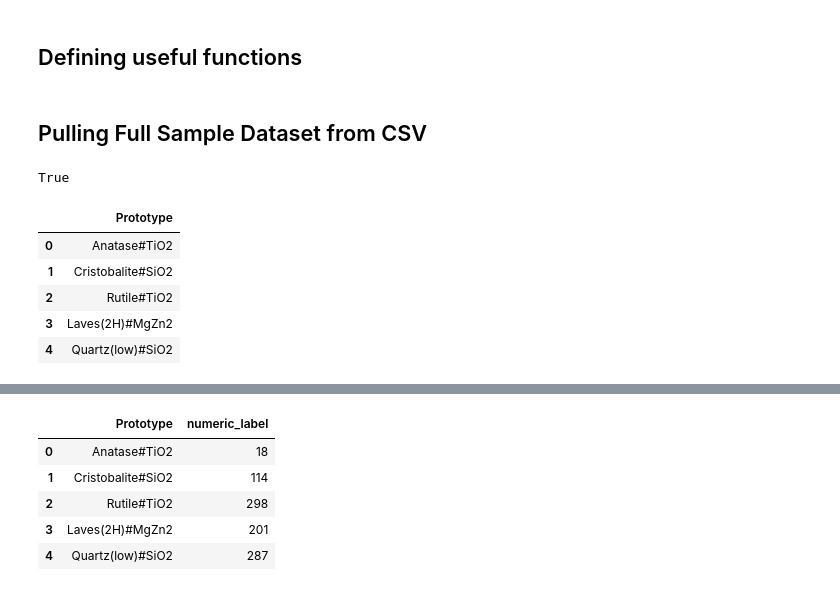
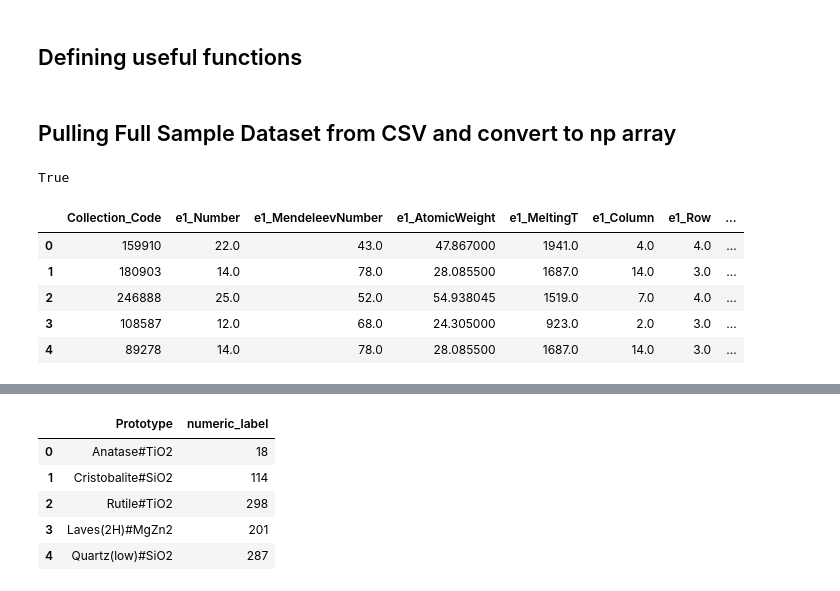
Before and after one commit to AlbertVong/Mat-Hack-2023, a Jupyter notebook: 5_SR_prototyping/sr_prototype.ipynb, the cells around one changed output, grey strips where cells are left out. Saved outputs shown, nothing was run; the diff lists cells and outputs as text; code cells hidden in the pictures.

```diff
--- a/5_SR_prototyping/sr_prototype.ipynb
+++ b/5_SR_prototyping/sr_prototype.ipynb
@@ -25,5 +54,5 @@ def multiclass_to_binary(labels, most_common_id):
 # %% [markdown]
-## Pulling Full Sample Dataset from CSV
+## Pulling Full Sample Dataset from CSV and convert to np array
 # %%
 import os
 path = os.getcwd()
@@ -35,15 +64,20 @@ label_path = os.path.join(par,'3_generate_features','final_label_array.csv')
 os.path.isfile(data_path)
 # %% [output]
 True
+# %%
+pd.set_option('display.max_columns', None)
 # %%
 #Turn into DF
 prototype_df = pd.read_csv(data_path)
 label_df = pd.read_csv(label_path)
+
+#Drop formula column
+prototype_df = prototype_df.drop(columns='Formula')
 prototype_df.head()
 # %% [output]
-|  | Prototype |
-| 0 | Anatase#TiO2 |
-| 1 | Cristobalite#SiO2 |
-| 2 | Rutile#TiO2 |
-| 3 | Laves(2H)#MgZn2 |
-| 4 | Quartz(low)#SiO2 |
+|  | Collection_Code | e1_Number | e1_MendeleevNumber | e1_AtomicWeight | e1_MeltingT | e1_Column | e1_Row | ... |
+| 0 | 159910 | 22.0 | 43.0 | 47.867000 | 1941.0 | 4.0 | 4.0 | ... |
+| 1 | 180903 | 14.0 | 78.0 | 28.085500 | 1687.0 | 14.0 | 3.0 | ... |
+| 2 | 246888 | 25.0 | 52.0 | 54.938045 | 1519.0 | 7.0 | 4.0 | ... |
+| 3 | 108587 | 12.0 | 68.0 | 24.305000 | 923.0 | 2.0 | 3.0 | ... |
+| 4 | 89278 | 14.0 | 78.0 | 28.085500 | 1687.0 | 14.0 | 3.0 | ... |
```
Also changed, not shown: parts of 23 cells of this notebook, 1 other file.
